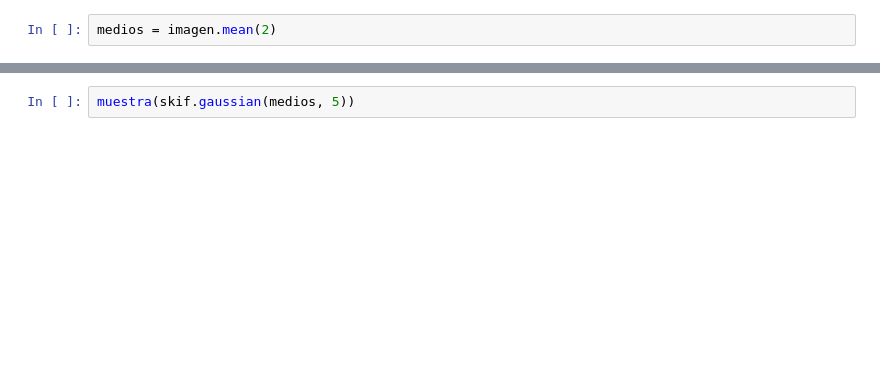
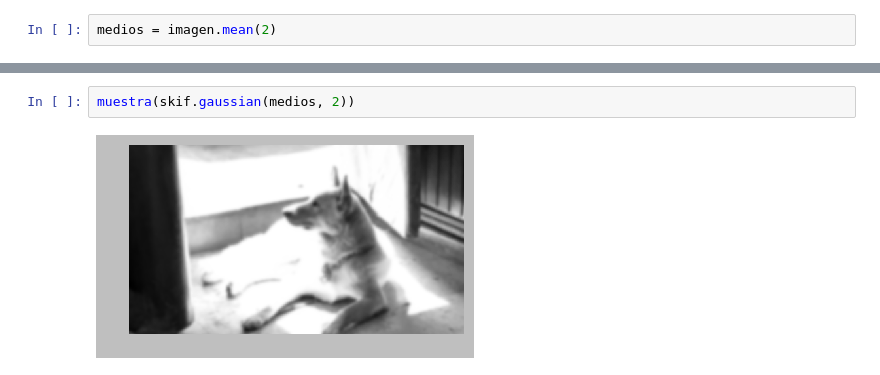
Before and after one commit to PythonistaMX/py301, a Jupyter notebook: 11_imagenes_con_matplotlib.ipynb, the cells around one changed output, grey strips where cells are left out. Drawn from its saved outputs; the diff is of its cells as text; blank space fills up the shorter version.

```diff
--- a/11_imagenes_con_matplotlib.ipynb
+++ b/11_imagenes_con_matplotlib.ipynb
@@ -32,4 +97,6 @@ muestra(medios)
 # %%
-muestra(skif.gaussian(medios, 5))
+muestra(skif.gaussian(medios, 2))
+# %% [output]
+[figure, added]
 # %%
 muestra(util.invert(skif.edges.prewitt(medios)))
```
Also changed, not shown: parts of 11 cells of this notebook, 3 other files.
